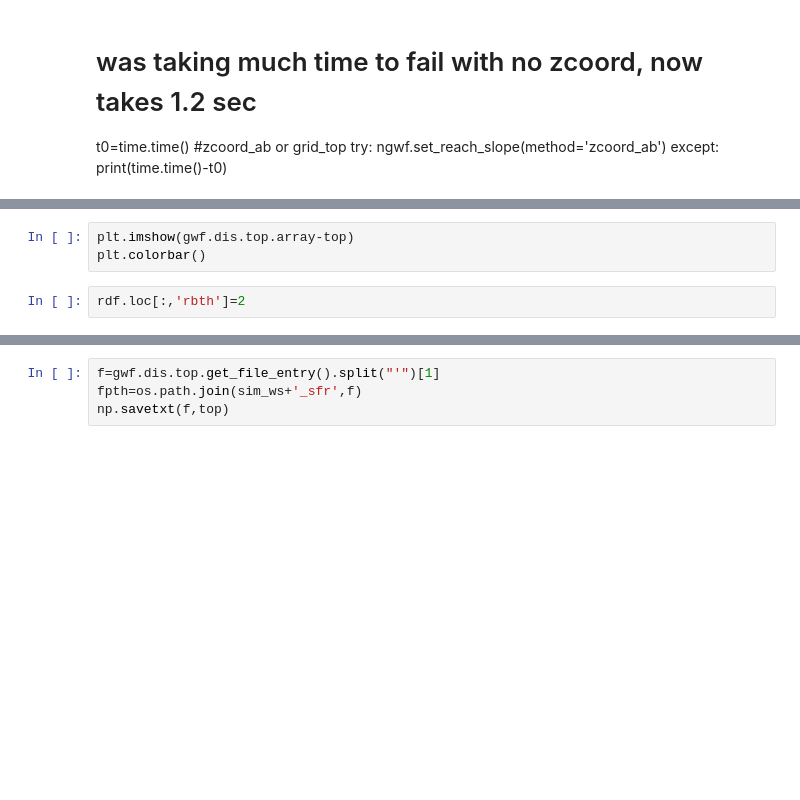
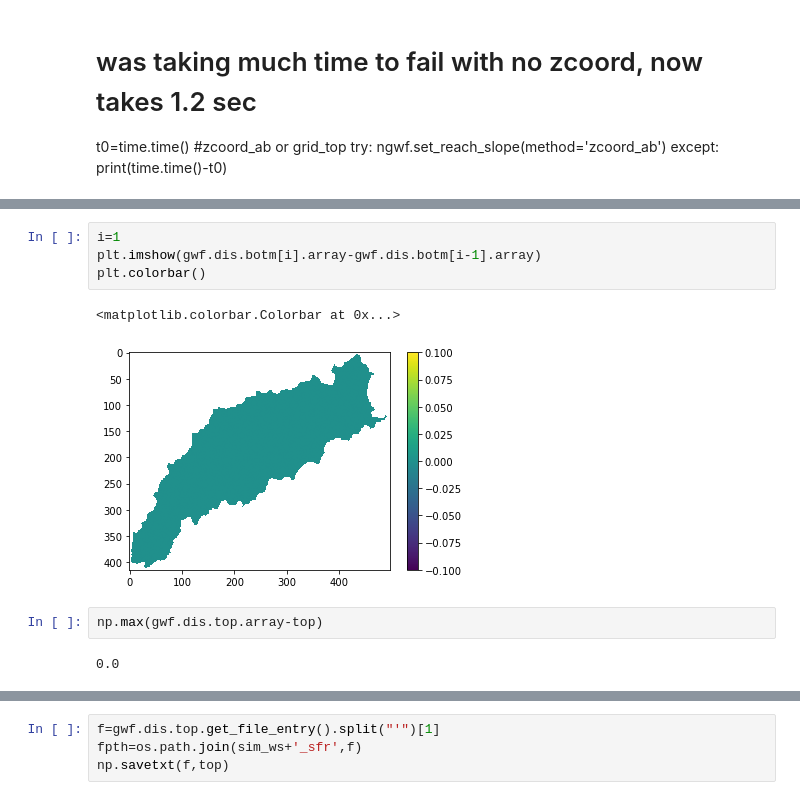
Before and after one commit to mwtoews/surface-water-network, a Jupyter notebook: 20210528_swn_wairau.ipynb, the cells around one changed output, grey strips where cells are left out. Cells and saved outputs as stored; diff of their text form; blank space fills up the shorter version.

```diff
--- a/20210528_swn_wairau.ipynb
+++ b/20210528_swn_wairau.ipynb
@@ -199,5 +225,11 @@ plt.colorbar()
+# %%
+i=1
+plt.imshow(gwf.dis.botm[i].array-gwf.dis.botm[i-1].array)
+plt.colorbar()
+# %% [output]
+<matplotlib.colorbar.Colorbar at 0x...>
+[figure, added]
 # %%
-plt.imshow(gwf.dis.top.array-top)
-plt.colorbar()
+np.max(gwf.dis.top.array-top)
+# %% [output]
+0.0
-# %%
-rdf.loc[:,'rbth']=2
```
Also changed, not shown: parts of 16 cells of this notebook, 1 other file.
